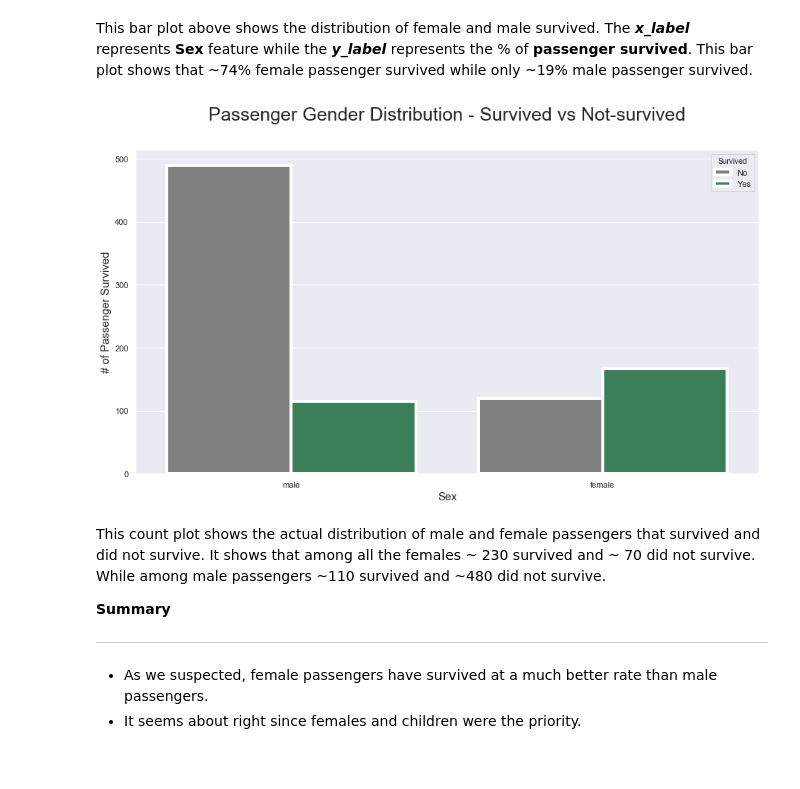
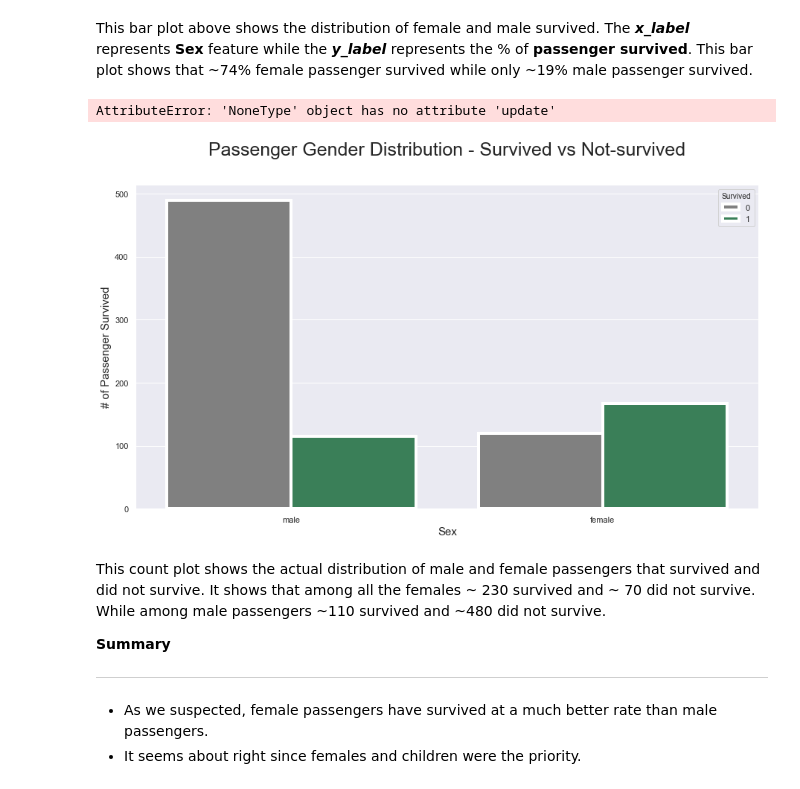
Before and after one commit to maximgeller/shapes-and-colors, a Jupyter notebook: Titanic/TitanicNoteBook.ipynb, the cells around one changed output. Saved outputs shown, nothing was run; the diff lists cells and outputs as text; code cells hidden in the pictures.

```diff
--- a/Titanic/TitanicNoteBook.ipynb
+++ b/Titanic/TitanicNoteBook.ipynb
@@ -518,32 +518,33 @@ This bar plot above shows the distribution of female and male survived. The ***x
 # %%
 pal = {1:"seagreen", 0:"gray"}
 sns.set(style="darkgrid")
 plt.subplots(figsize = (15,8))
 ax = sns.countplot(x = "Sex",
                    hue="Survived",
                    data = train,
                    linewidth=4,
                    palette = pal
 )
 
 ## Fixing title, xlabel and ylabel
 plt.title("Passenger Gender Distribution - Survived vs Not-survived", fontsize = 25, pad=40)
 plt.xlabel("Sex", fontsize = 15);
 plt.ylabel("# of Passenger Survived", fontsize = 15)
 
 ## Fixing xticks
-#labels = ['Female', 'Male']
-#plt.xticks(sorted(train.Sex.unique()), labels)
+labels = ['Female', 'Male']
+plt.xticks(sorted(train.Sex.unique()), labels)
 
 ## Fixing legends
 leg = ax.get_legend()
 leg.set_title("Survived")
 legs = leg.texts
 legs[0].set_text("No")
 legs[1].set_text("Yes")
 plt.show()
 # %% [output]
+AttributeError: 'NoneType' object has no attribute 'update'
-[figure, old version]
+[figure, new version]
 # %% [markdown]
 This count plot shows the actual distribution of male and female passengers that survived and did not survive. It shows that among all the females ~ 230 survived and ~ 70 did not survive. While among male passengers ~110 survived and ~480 did not survive.
 
```
Also changed, not shown: parts of 9 cells of this notebook.
